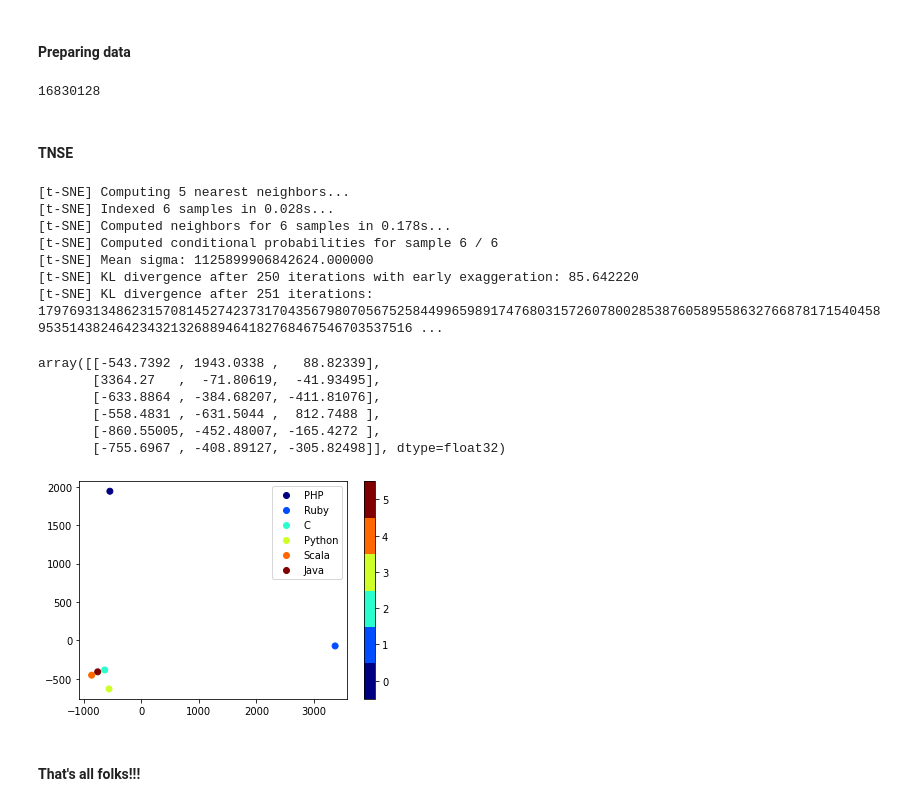
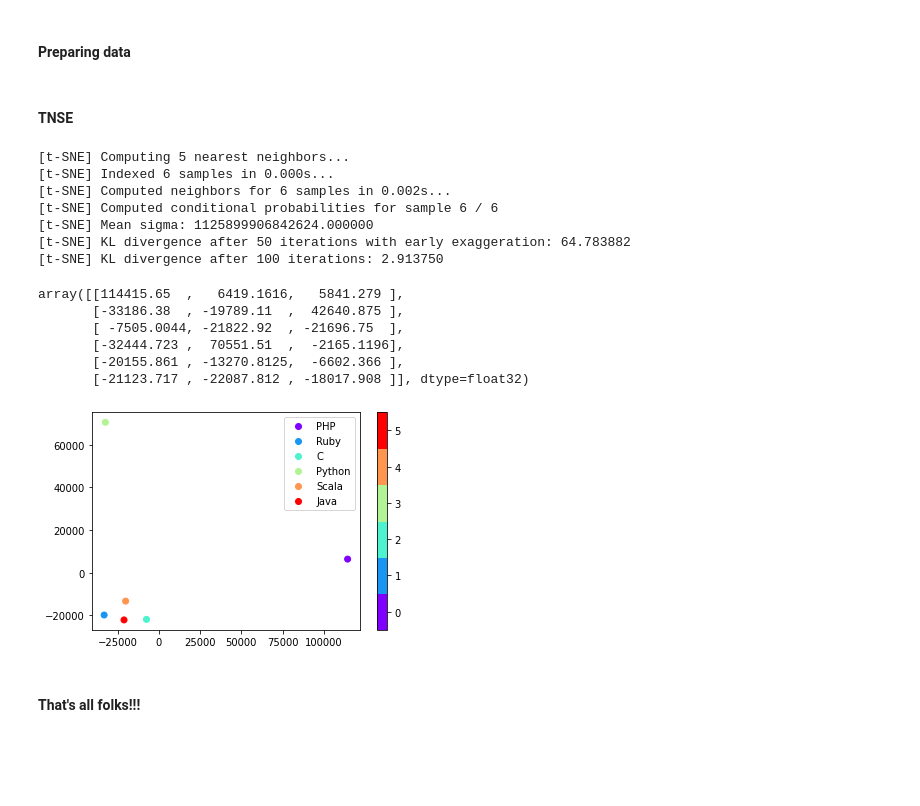
Before and after one commit to gesteves91/software-engineering-ml, a Jupyter notebook: notebooks/09-TNSE.ipynb, the cells around one changed output. Drawn from its saved outputs; the diff is of its cells as text; code cells hidden in the pictures; blank space fills up the shorter version.

Commit message:
add the new tnse graph

```diff
--- a/notebooks/09-TNSE.ipynb
+++ b/notebooks/09-TNSE.ipynb
@@ -13,13 +13,20 @@ from mpl_toolkits.mplot3d import Axes3D
 from sklearn.manifold import TSNE
 # %% [markdown]
 #### Load data
+# %%
+php_shap = loadtxt('../data/php-low-shap.csv', delimiter=',')
+ruby_shap = loadtxt('../data/ruby-low-shap.csv', delimiter=',')
+c_shap = loadtxt('../data/c-low-shap.csv', delimiter=',')
+py_shap = loadtxt('../data/python-low-shap.csv', delimiter=',')
+scala_shap = loadtxt('../data/scala-low-shap.csv', delimiter=',')
+java_shap = loadtxt('../data/java-low-shap.csv', delimiter=',')
 # %%
-php_shap = loadtxt('../data/PHP-shap.csv', delimiter=',')
-ruby_shap = loadtxt('../data/ruby-shap.csv', delimiter=',')
-c_shap = loadtxt('../data/c-shap.csv', delimiter=',')
-py_shap = loadtxt('../data/python-shap.csv', delimiter=',')
-scala_shap = loadtxt('../data/scala-shap.csv', delimiter=',')
-java_shap = loadtxt('../data/java-shap.csv', delimiter=',')
+#php_shap = loadtxt('../data/PHP-shap.csv', delimiter=',')
+#ruby_shap = loadtxt('../data/ruby-shap.csv', delimiter=',')
+#c_shap = loadtxt('../data/c-shap.csv', delimiter=',')
+#py_shap = loadtxt('../data/python-shap.csv', delimiter=',')
+#scala_shap = loadtxt('../data/scala-shap.csv', delimiter=',')
+#java_shap = loadtxt('../data/java-shap.csv', delimiter=',')
 # %%
 #php_shap = loadtxt('../data/php-shap-2.csv', delimiter=',')
 #ruby_shap = loadtxt('../data/ruby-shap-2.csv', delimiter=',')
@@ -49,10 +60,6 @@ aux.append(4)
 aux.append(5)
 
 y = array(aux)
-# %%
-len(x[2])
-# %% [output]
-16830128
 # %% [markdown]
 #### TNSE
 # %%
@@ -60,40 +67,40 @@ tsne = TSNE(n_components=3,
             init='pca',
             verbose=1,
             perplexity=50,
-            n_iter=250,
+            n_iter=500,
             random_state=0)
 # %%
 X_2d = tsne.fit_transform(x)
 # %% [output]
 [t-SNE] Computing 5 nearest neighbors...
-[t-SNE] Indexed 6 samples in 0.028s...
-[t-SNE] Computed neighbors for 6 samples in 0.178s...
+[t-SNE] Indexed 6 samples in 0.000s...
+[t-SNE] Computed neighbors for 6 samples in 0.002s...
 [t-SNE] Computed conditional probabilities for sample 6 / 6
 [t-SNE] Mean sigma: 1125899906842624.000000
-[t-SNE] KL divergence after 250 iterations with early exaggeration: 85.642220
-[t-SNE] KL divergence after 251 iterations: 179769313486231570814527423731704356798070567525844996598917476803157260780028538760589558632766878171540458953514382464234321326889464182768467546703537516 ...
+[t-SNE] KL divergence after 50 iterations with early exaggeration: 64.783882
+[t-SNE] KL divergence after 100 iterations: 2.913750
 # %%
 X_2d
 # %% [output]
-array([[-543.7392 , 1943.0338 ,   88.82339],
-       [3364.27   ,  -71.80619,  -41.93495],
-       [-633.8864 , -384.68207, -411.81076],
-       [-558.4831 , -631.5044 ,  812.7488 ],
-       [-860.55005, -452.48007, -165.4272 ],
-       [-755.6967 , -408.89127, -305.82498]], dtype=float32)
+array([[114415.65  ,   6419.1616,   5841.279 ],
+       [-33186.38  , -19789.11  ,  42640.875 ],
+       [ -7505.0044, -21822.92  , -21696.75  ],
+       [-32444.723 ,  70551.51  ,  -2165.1196],
+       [-20155.861 , -13270.8125,  -6602.366 ],
+       [-21123.717 , -22087.812 , -18017.908 ]], dtype=float32)
 # %%
 # plot the result
 vis_x = X_2d[:, 0]
 vis_y = X_2d[:, 1]
 classes = ['PHP', 'Ruby', 'C', 'Python', 'Scala', 'Java']
-scatter = plt.scatter(vis_x, vis_y, c=y, cmap=plt.cm.get_cmap("jet", 6))
+scatter = plt.scatter(vis_x, vis_y, c=y, cmap=plt.cm.get_cmap("rainbow", 6))
 #plt.scatter(vis_x, vis_y, c=y, cmap=plt.cm.get_cmap("rainbow", 6))
 plt.colorbar(ticks=range(6))
 plt.clim(-0.5, 5.5)
 plt.legend(handles=scatter.legend_elements()[0], labels=classes)
 plt.savefig('../reports/languages-tnse.png')
 plt.show()
 # %% [output]
-[figure, old version]
+[figure, new version]
 # %% [markdown]
 #### That's all folks!!!
```
Also changed, not shown: parts of 1 cell of this notebook, 3 other files.
